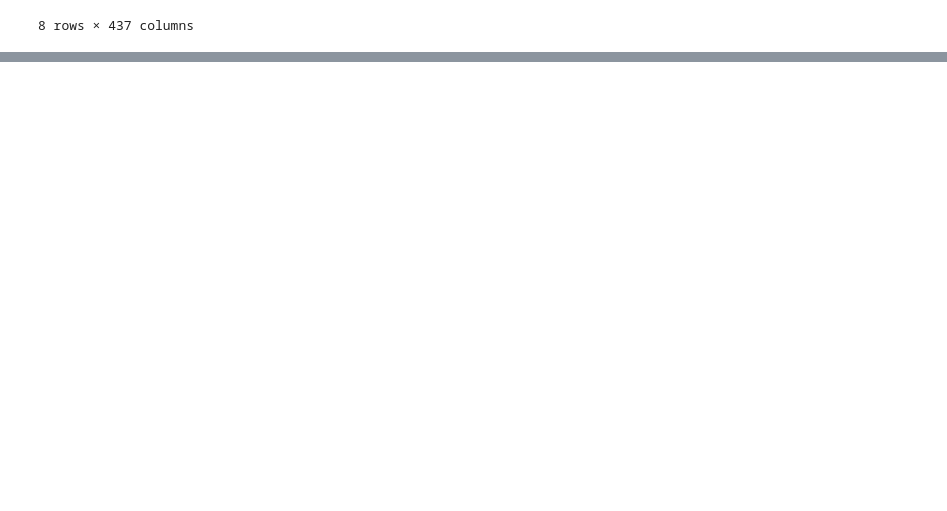
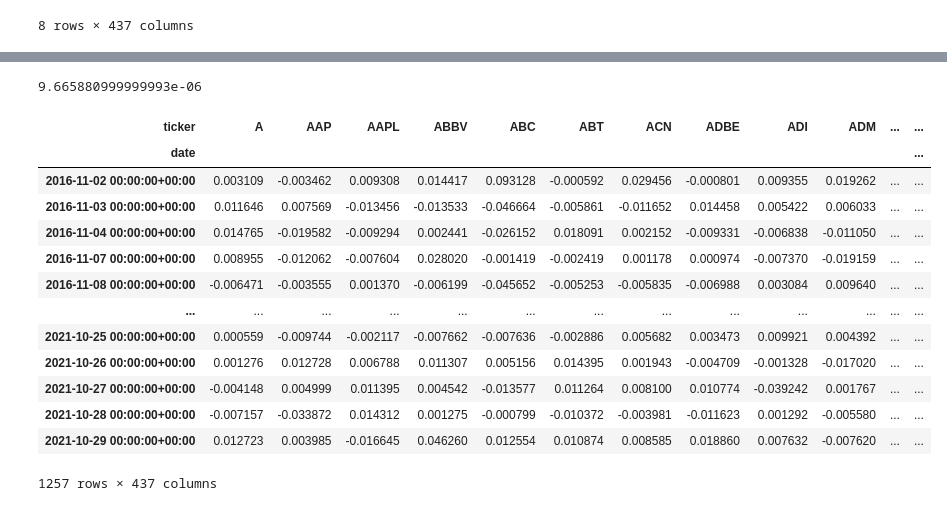
Before and after one commit to nmaiorana/svi-trading-tools, a Jupyter notebook: tools/experimentation.ipynb, the cells around one changed output, grey strips where cells are left out. Drawn from its saved outputs; the diff is of its cells as text; code cells hidden in the pictures; blank space fills up the shorter version.

```diff
--- a/tools/experimentation.ipynb
+++ b/tools/experimentation.ipynb
@@ -328,0 +414,3 @@ alpha_factors.factor_data.describe()
+# %%
+daily_disp = alpha_factors.FactorReturns(price_histories, 1).factor_data
+daily_disp.head()
@@ -328,0 +426,3 @@ alpha_factors.factor_data.describe()
+# %%
+daily_mean = daily_disp.mean(axis=1)
+daily_mean
@@ -328,0 +443,22 @@ alpha_factors.factor_data.describe()
+# %%
+(-0.005303 - -0.008412) ** 2
+# %% [output]
+9.665880999999993e-06
+# %%
+ret_sub_mean = daily_disp.sub(daily_mean, axis=0)
+ret_sub_mean
+# %% [output]
+| ticker | A | AAP | AAPL | ABBV | ABC | ABT | ACN | ADBE | ADI | ADM | ... | ... |
+| date |  |  |  |  |  |  |  |  |  |  |  | ... |
+| 2016-11-02 00:00:00+00:00 | 0.003109 | -0.003462 | 0.009308 | 0.014417 | 0.093128 | -0.000592 | 0.029456 | -0.000801 | 0.009355 | 0.019262 | ... | ... |
+| 2016-11-03 00:00:00+00:00 | 0.011646 | 0.007569 | -0.013456 | -0.013533 | -0.046664 | -0.005861 | -0.011652 | 0.014458 | 0.005422 | 0.006033 | ... | ... |
+| 2016-11-04 00:00:00+00:00 | 0.014765 | -0.019582 | -0.009294 | 0.002441 | -0.026152 | 0.018091 | 0.002152 | -0.009331 | -0.006838 | -0.011050 | ... | ... |
+| 2016-11-07 00:00:00+00:00 | 0.008955 | -0.012062 | -0.007604 | 0.028020 | -0.001419 | -0.002419 | 0.001178 | 0.000974 | -0.007370 | -0.019159 | ... | ... |
+| 2016-11-08 00:00:00+00:00 | -0.006471 | -0.003555 | 0.001370 | -0.006199 | -0.045652 | -0.005253 | -0.005835 | -0.006988 | 0.003084 | 0.009640 | ... | ... |
+| ... | ... | ... | ... | ... | ... | ... | ... | ... | ... | ... | ... | ... |
+| 2021-10-25 00:00:00+00:00 | 0.000559 | -0.009744 | -0.002117 | -0.007662 | -0.007636 | -0.002886 | 0.005682 | 0.003473 | 0.009921 | 0.004392 | ... | ... |
+| 2021-10-26 00:00:00+00:00 | 0.001276 | 0.012728 | 0.006788 | 0.011307 | 0.005156 | 0.014395 | 0.001943 | -0.004709 | -0.001328 | -0.017020 | ... | ... |
+| 2021-10-27 00:00:00+00:00 | -0.004148 | 0.004999 | 0.011395 | 0.004542 | -0.013577 | 0.011264 | 0.008100 | 0.010774 | -0.039242 | 0.001767 | ... | ... |
+| 2021-10-28 00:00:00+00:00 | -0.007157 | -0.033872 | 0.014312 | 0.001275 | -0.000799 | -0.010372 | -0.003981 | -0.011623 | 0.001292 | -0.005580 | ... | ... |
+| 2021-10-29 00:00:00+00:00 | 0.012723 | 0.003985 | -0.016645 | 0.046260 | 0.012554 | 0.010874 | 0.008585 | 0.018860 | 0.007632 | -0.007620 | ... | ... |
+1257 rows × 437 columns
```
Also changed, not shown: parts of 12 cells of this notebook, 6 other files.
